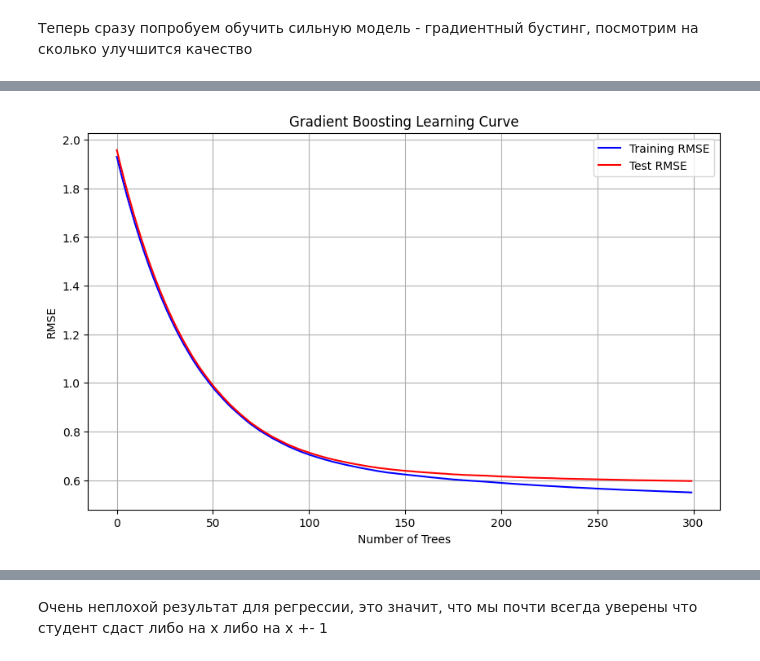
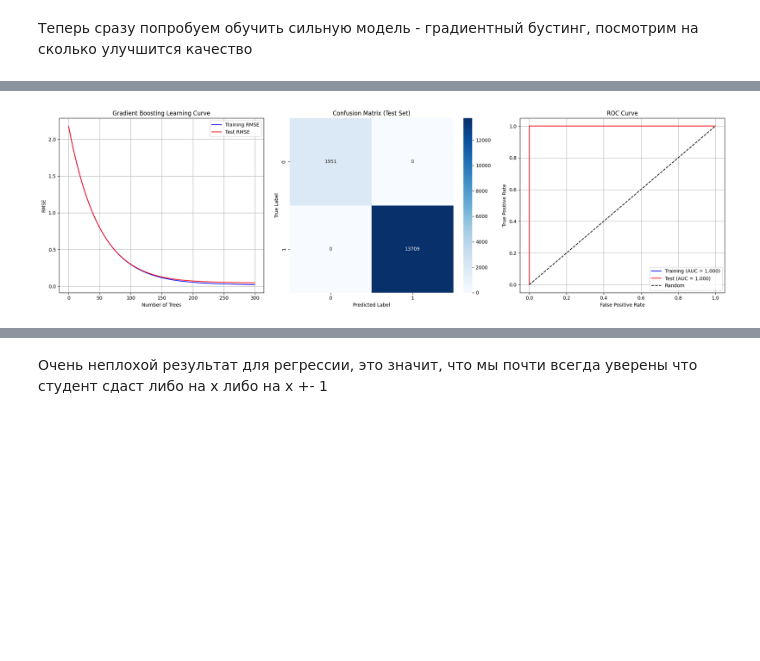
Before and after one commit to inokamilyanin/course-work-3, a Jupyter notebook: notebook.ipynb, the cells around one changed output, grey strips where cells are left out. Drawn from its saved outputs; the diff is of its cells as text; code cells hidden in the pictures; blank space fills up the shorter version.

```diff
--- a/notebook.ipynb
+++ b/notebook.ipynb
@@ -522,17 +761,17 @@ final_df["Балл_ЕГЭ_математика"] = final_df["Балл_ЕГЭ_м
 
 not_tests_columns = grade_cols + grades_overall_columns + ratings_overall_columns + ["Балл ЕГЭ_Выгрузка по ЕГЭ с 2020 года.xlsx", "target", "email"]
 
-only_tests_columns = filtered_df.drop(not_tests_columns, axis=1)
+only_tests_columns = processed_df.drop(not_tests_columns, axis=1)
 
 table = []
 for col in only_tests_columns:
-    mi = filtered_df[col].min()
-    ma = filtered_df[col].max()
-    cnt = filtered_df[col].apply(lambda x: x != np.nan).sum()
-    su = filtered_df[col].sum()
-    cnt_zero = filtered_df[col].apply(lambda x: x == 0).sum()
-    cnt_null = filtered_df[col].apply(lambda x: x == np.nan).sum()
-    table.append([col, mi, ma, cnt, su, su / cnt, filtered_df[col].var(), cnt_zero, cnt_zero / len(filtered_df), cnt_null])
+    mi = processed_df[col].min()
+    ma = processed_df[col].max()
+    cnt = processed_df[col].apply(lambda x: x != np.nan).sum()
+    su = processed_df[col].sum()
+    cnt_zero = processed_df[col].apply(lambda x: x == 0).sum()
+    cnt_null = processed_df[col].apply(lambda x: x == np.nan).sum()
+    table.append([col, mi, ma, cnt, su, su / cnt, processed_df[col].var(), cnt_zero, cnt_zero / len(processed_df), cnt_null])
 
 df = pd.DataFrame(table, columns=["name", "min", "max", "cnt", "sum", "avg", "std", "cnt_zero", "cnt_zero_perc", "cnt_null"])
 # %% [markdown]
@@ -558,7 +799,7 @@ df[df["cnt_zero_perc"] < 0.99].head(10)
 from sklearn.preprocessing import StandardScaler
 
 prep_cols = df[df["cnt_zero_perc"] < 0.99]["name"].values
-nums_df = filtered_df[prep_cols]
+nums_df = processed_df[prep_cols]
 
 scaler = StandardScaler()
 nums_df[nums_df.columns] = scaler.fit_transform(nums_df)
@@ -581,7 +822,7 @@ See the caveats in the documentation: https://pandas.pydata.org/pandas-docs/stab
 # %%
 from sklearn.decomposition import TruncatedSVD
 
-comps = 18
+comps = 30
 
 # Выполняем SVD-разложение
 svd = TruncatedSVD(n_components=comps)  # Выбираем comps компоненты для примера
@@ -725,18 +972,18 @@ Feature Coefficients:
 Теперь сразу попробуем обучить сильную модель - градиентный бустинг, посмотрим на сколько улучшится качество
 # %%
 from sklearn.ensemble import GradientBoostingRegressor
-from sklearn.metrics import mean_squared_error
+from sklearn.metrics import mean_squared_error, confusion_matrix, precision_score, recall_score, roc_auc_score, roc_curve
 import numpy as np
 import matplotlib.pyplot as plt
+import seaborn as sns
 
 # Initialize model
 gb_model = GradientBoostingRegressor(
     n_estimators=300,        # number of trees
-    learning_rate=0.02,       # shrinkage rate
+    learning_rate=0.02,      # shrinkage rate
     max_depth=5,            # depth of each tree
     subsample=0.8,          # fraction of samples for each tree
-    random_state=42,
-    # validation_fraction=0.1  # fraction of training data to use for early stopping
+    random_state=42
 )
 
 # Train model and store losses
@@ -752,8 +999,33 @@ for y_train_pred in gb_model.staged_predict(X_train_scaled):
 for y_test_pred in gb_model.staged_predict(X_test_scaled):
     test_losses.append(np.sqrt(mean_squared_error(y_test, y_test_pred)))
 
-# Plot learning curves
-plt.figure(figsize=(10, 6))
+# Make final predictions
+y_pred_train = gb_model.predict(X_train_scaled)
+y_pred_test = gb_model.predict(X_test_scaled)
+
+# Convert to binary predictions using threshold of 4
+y_pred_train_binary = (y_pred_train >= 4).astype(int)
+y_pred_test_binary = (y_pred_test >= 4).astype(int)
+y_train_binary = (y_train >= 4).astype(int)
+y_test_binary = (y_test >= 4).astype(int)
+
+# Calculate binary classification metrics
+print("Binary Classification Metrics (threshold = 4):")
+print("\nTraining metrics:")
+print(f"Precision: {precision_score(y_train_binary, y_pred_train_binary):.4f}")
+print(f"Recall: {recall_score(y_train_binary, y_pred_train_binary):.4f}")
+print(f"AUC: {roc_auc_score(y_train_binary, y_pred_train):.4f}")
+
+print("\nTest metrics:")
+print(f"Precision: {precision_score(y_test_binary, y_pred_test_binary):.4f}")
+print(f"Recall: {recall_score(y_test_binary, y_pred_test_binary):.4f}")
+print(f"AUC: {roc_auc_score(y_test_binary, y_pred_test):.4f}")
+
+# Create figure with multiple subplots
+plt.figure(figsize=(20, 6))
+
+# Plot 1: Learning curves
+plt.subplot(1, 3, 1)
 plt.plot(train_losses, label='Training RMSE', color='blue')
 plt.plot(test_losses, label='Test RMSE', color='red')
 plt.xlabel('Number of Trees')
@@ -761,6 +1033,34 @@ plt.ylabel('RMSE')
 plt.title('Gradient Boosting Learning Curve')
 plt.legend()
 plt.grid(True)
+
+# Plot 2: Confusion Matrix
+plt.subplot(1, 3, 2)
+cm = confusion_matrix(y_test_binary, y_pred_test_binary)
+sns.heatmap(cm, annot=True, fmt='d', cmap='Blues')
+plt.title('Confusion Matrix (Test Set)')
+plt.ylabel('True Label')
+plt.xlabel('Predicted Label')
+
+# Plot 3: ROC curve
+plt.subplot(1, 3, 3)
+# Calculate ROC curves
+fpr_train, tpr_train, _ = roc_curve(y_train_binary, y_pred_train)
+fpr_test, tpr_test, _ = roc_curve(y_test_binary, y_pred_test)
+
+# Plot ROC curves
+plt.plot(fpr_train, tpr_train, 'b-',
+         label=f'Training (AUC = {roc_auc_score(y_train_binary, y_pred_train):.3f})')
+plt.plot(fpr_test, tpr_test, 'r-',
+         label=f'Test (AUC = {roc_auc_score(y_test_binary, y_pred_test):.3f})')
+plt.plot([0, 1], [0, 1], 'k--', label='Random')
+plt.xlabel('False Positive Rate')
+plt.ylabel('True Positive Rate')
+plt.title('ROC Curve')
+plt.legend(loc='lower right')
+plt.grid(True)
+
+plt.tight_layout()
 plt.show()
 
 # Print feature importances
@@ -772,10 +1072,8 @@ feature_importance = pd.DataFrame({
 print("\nFeature Importances:")
 print(feature_importance)
 
-# Make final predictions
-y_pred_train = gb_model.predict(X_train_scaled)
-y_pred_test = gb_model.predict(X_test_scaled)
-
-print(f"\nFinal Training RMSE: {np.sqrt(mean_squared_error(y_train, y_pred_train)):.4f}")
+# Print regression metrics
+print(f"\nRegression Metrics:")
+print(f"Final Training RMSE: {np.sqrt(mean_squared_error(y_train, y_pred_train)):.4f}")
 print(f"Final Test RMSE: {np.sqrt(mean_squared_error(y_test, y_pred_test)):.4f}")
 # %% [output]
@@ -782 +1091 @@ print(f"Final Test RMSE: {np.sqrt(mean_squared_error(y_test, y_pred_test)):.4f}"
-[figure, old version]
+[figure, new version]
```
Also changed, not shown: parts of 109 cells of this notebook, 46 other files.
